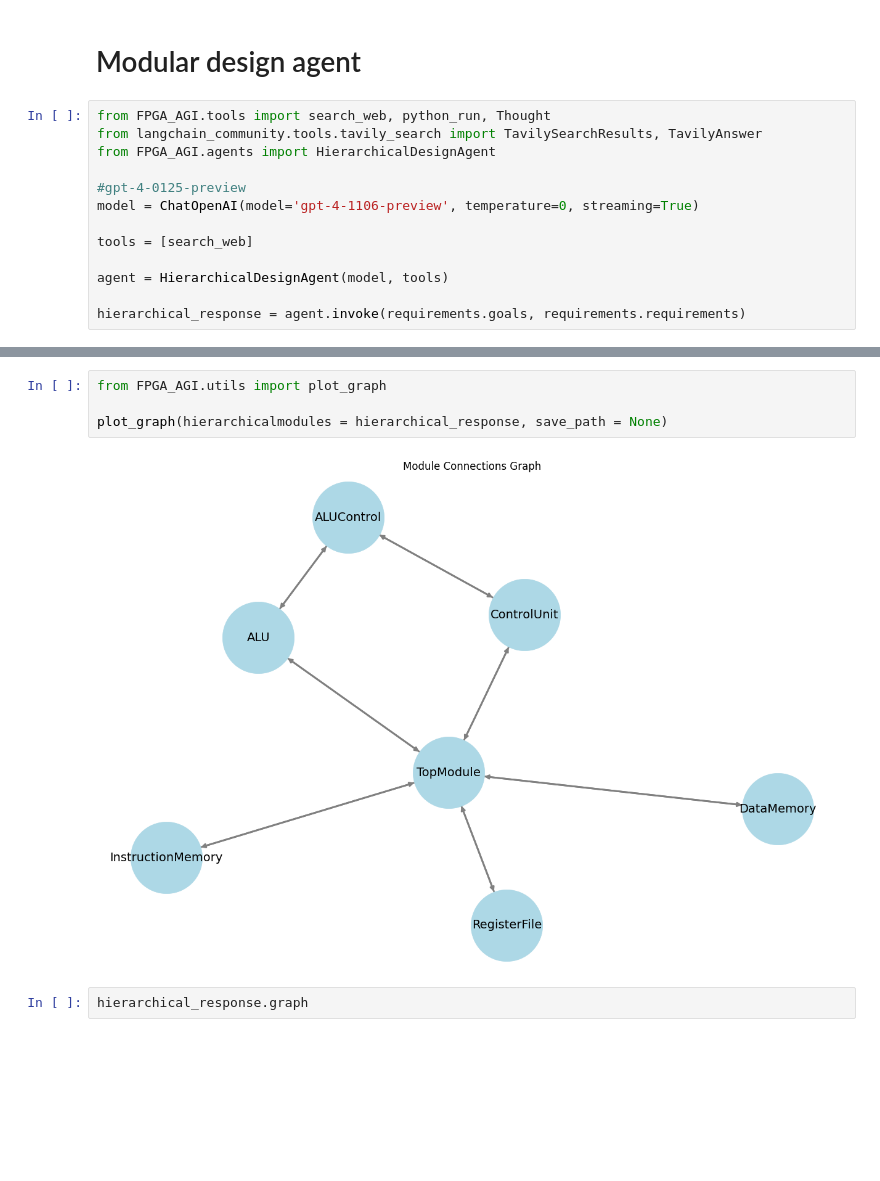
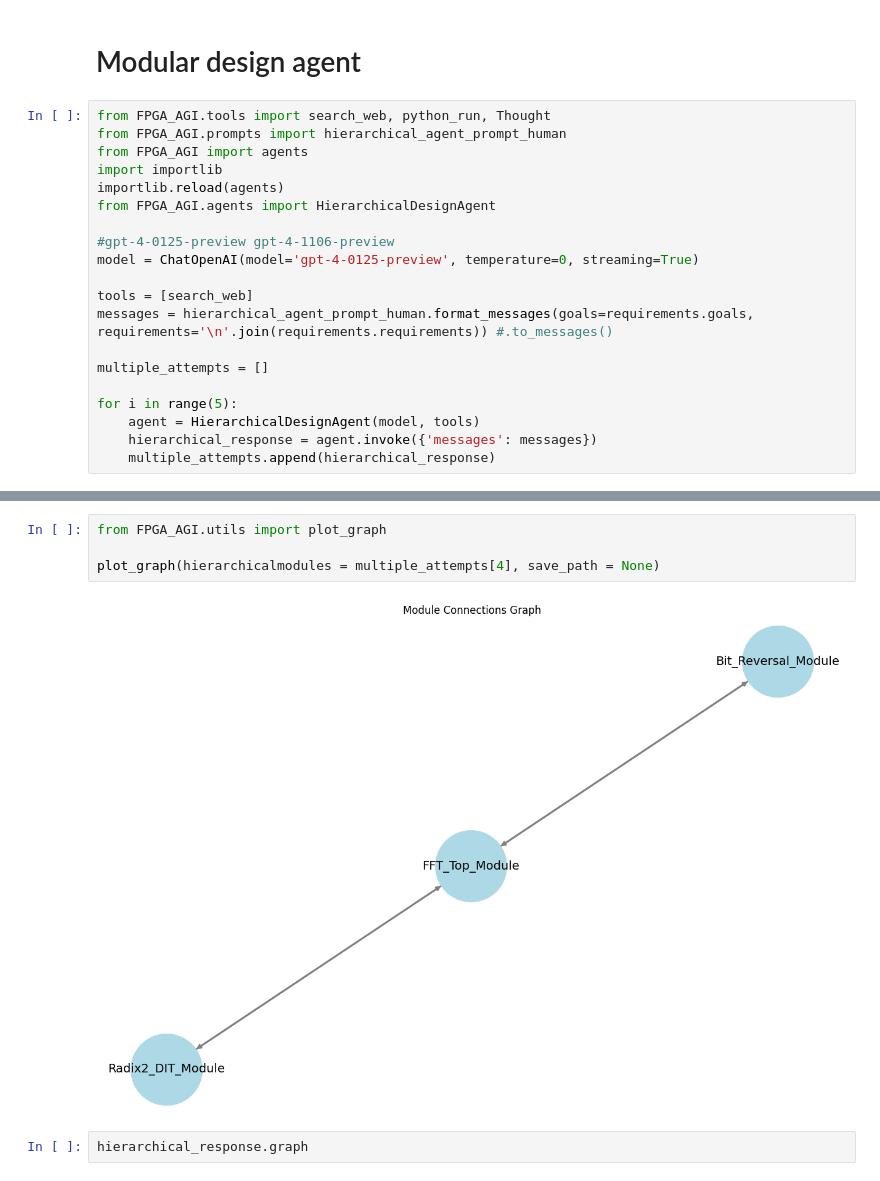
Before and after one commit to sarashs/FPGA_AGI, a Jupyter notebook: working_solution.ipynb, the cells around one changed output, grey strips where cells are left out. Cells and saved outputs as stored; diff of their text form; blank space fills up the shorter version.

```diff
--- a/working_solution.ipynb
+++ b/working_solution.ipynb
@@ -250,17 +236,24 @@ response['output']
 # Modular design agent
 # %%
 from FPGA_AGI.tools import search_web, python_run, Thought
-from langchain_community.tools.tavily_search import TavilySearchResults, TavilyAnswer
+from FPGA_AGI.prompts import hierarchical_agent_prompt_human
+from FPGA_AGI import agents
+import importlib
+importlib.reload(agents)
 from FPGA_AGI.agents import HierarchicalDesignAgent
 
-#gpt-4-0125-preview
-model = ChatOpenAI(model='gpt-4-1106-preview', temperature=0, streaming=True)
+#gpt-4-0125-preview gpt-4-1106-preview
+model = ChatOpenAI(model='gpt-4-0125-preview', temperature=0, streaming=True)
 
 tools = [search_web]
+messages = hierarchical_agent_prompt_human.format_messages(goals=requirements.goals, requirements='\n'.join(requirements.requirements)) #.to_messages()
 
-agent = HierarchicalDesignAgent(model, tools)
+multiple_attempts = []
 
-hierarchical_response = agent.invoke(requirements.goals, requirements.requirements)
+for i in range(5):
+    agent = HierarchicalDesignAgent(model, tools)
+    hierarchical_response = agent.invoke({'messages': messages})
+    multiple_attempts.append(hierarchical_response)
 # %% [output]
 Thought
 search_web
@@ -268,9 +275,9 @@ Thought
 # %%
 from FPGA_AGI.utils import plot_graph
 
-plot_graph(hierarchicalmodules = hierarchical_response, save_path = None)
+plot_graph(hierarchicalmodules = multiple_attempts[4], save_path = None)
 # %% [output]
-[figure, old version]
+[figure, new version]
 # %%
 hierarchical_response.graph
 # %% [output]
```
Also changed, not shown: parts of 5 cells of this notebook, 2 other files.
